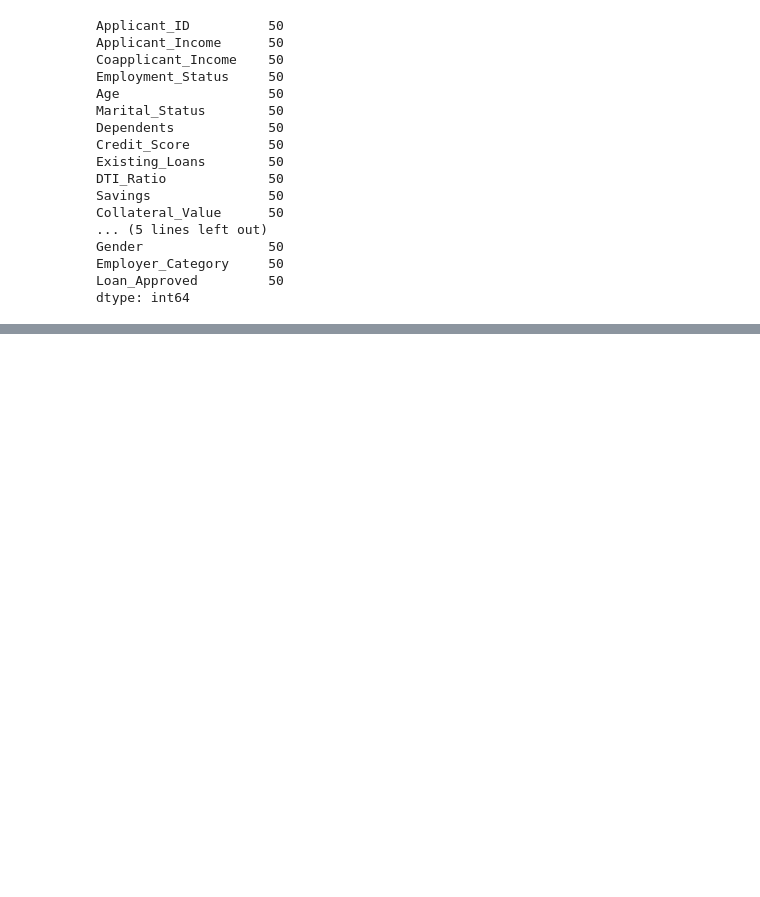
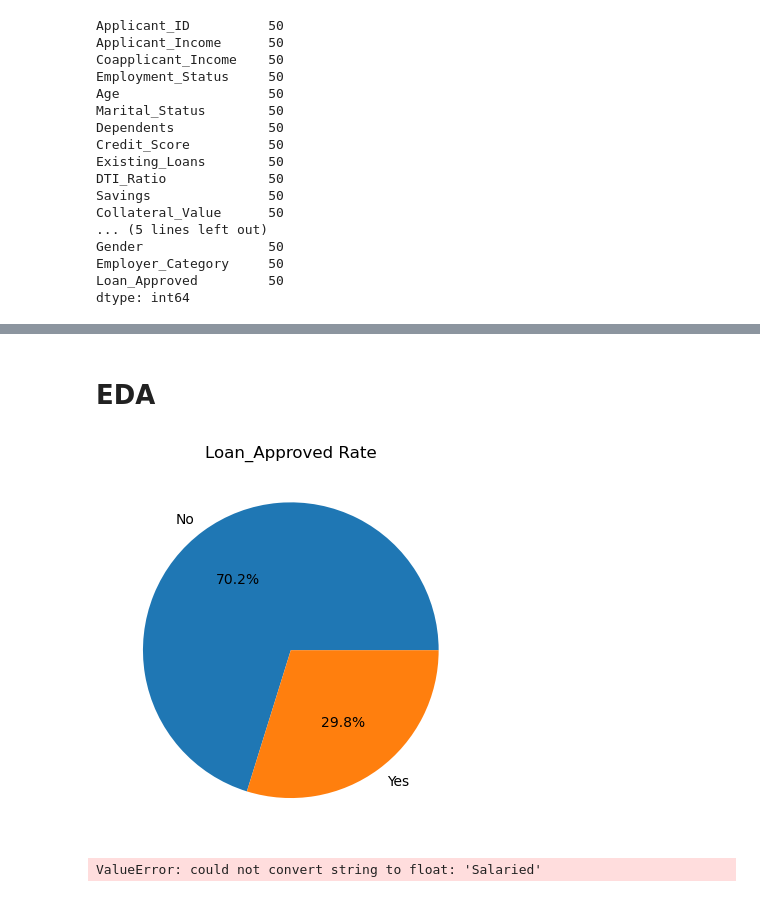
Before and after one commit to Sahil-Pasalkar101/Credit-Wise-Loan-System, a Jupyter notebook: code.ipynb, the cells around one changed output, grey strips where cells are left out. Drawn from its saved outputs; the diff is of its cells as text; code cells hidden in the pictures; blank space fills up the shorter version.

Commit message:
Pie plot

```diff
--- a/code.ipynb
+++ b/code.ipynb
@@ -55,3 +55,15 @@ Gender                50
 Employer_Category     50
 Loan_Approved         50
 dtype: int64
+# %%
+# Catgorical and Numeric Columns
+catgorical_values = data.select_dtypes(include=["object"]).columns
+numeric_values = data.select_dtypes(include=["number"]).columns
+# %%
+# Simple Imupter
+from sklearn.impute import SimpleImputer
+num_imputer = SimpleImputer(strategy="mean")
+data[numeric_values]= num_imputer.fit_transform(data[numeric_values])
+# %%
+cat_imputer = SimpleImputer(strategy ="most_frequent")
+data[catgorical_values] = cat_imputer.fit_transform(data[catgorical_values])
@@ -58,3 +90,13 @@ dtype: int64
+# %% [markdown]
+# EDA
+# %%
+# To Check How Balanced Our Classes Are:
+class_count = data["Loan_Approved"].value_counts()
+plt.pie(class_count,labels=["No","Yes"],autopct= "%1.1f%%")
+plt.title("Loan_Approved Rate")
+plt.show();
+# %% [output]
+[figure, added]
 # %%
 # Split into features and label
 X = data.drop(columns=["Loan_Approved"],axis=1)
@@ -74,6 +116,8 @@ from sklearn.preprocessing import StandardScaler
 Scaler = StandardScaler()
 X_train = Scaler.fit_transform(X_train)
 X_test = Scaler.transform(X_test)
+# %% [output]
+ValueError: could not convert string to float: 'Salaried'
 # %%
 from sklearn.ensemble import RandomForestClassifier
 model = RandomForestClassifier()
```
Also changed, not shown: parts of 3 cells of this notebook.
